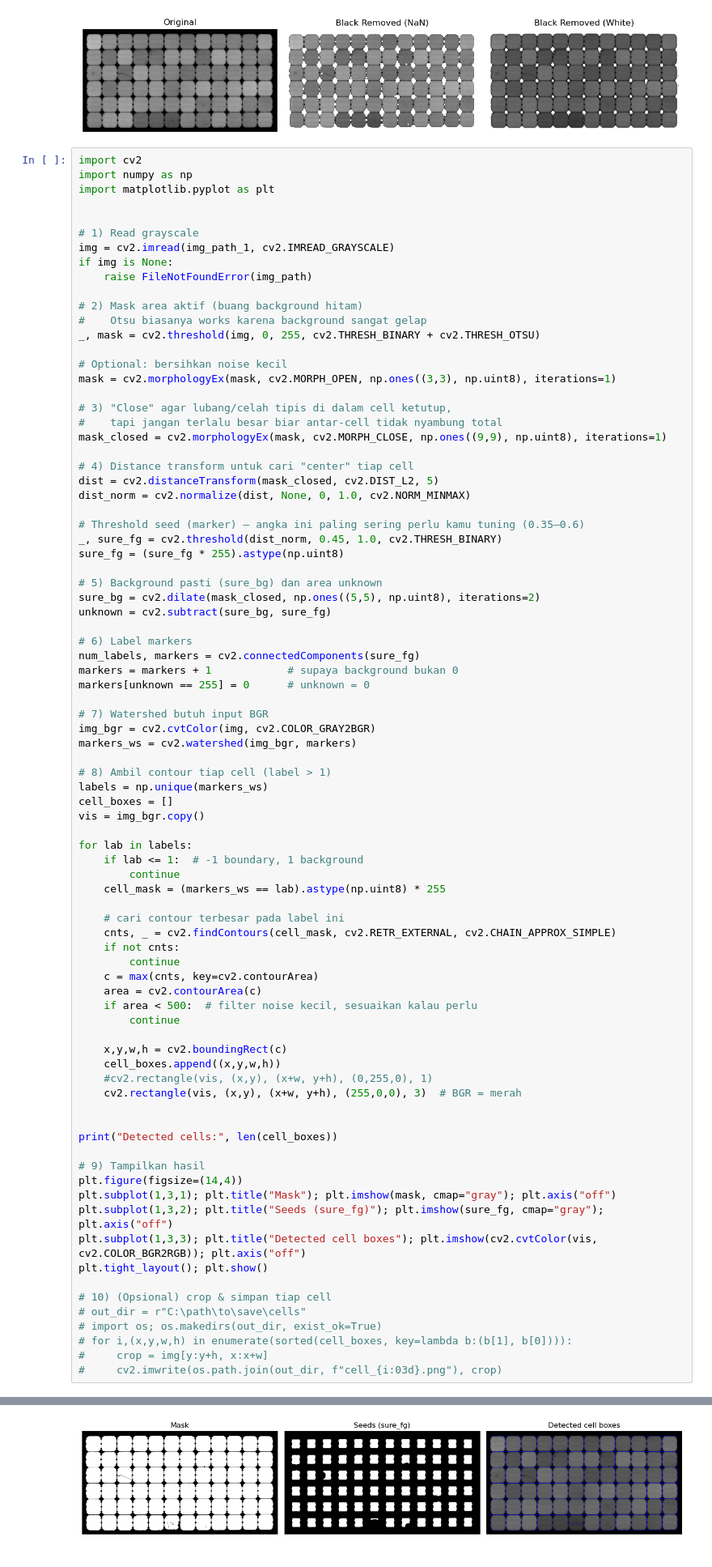
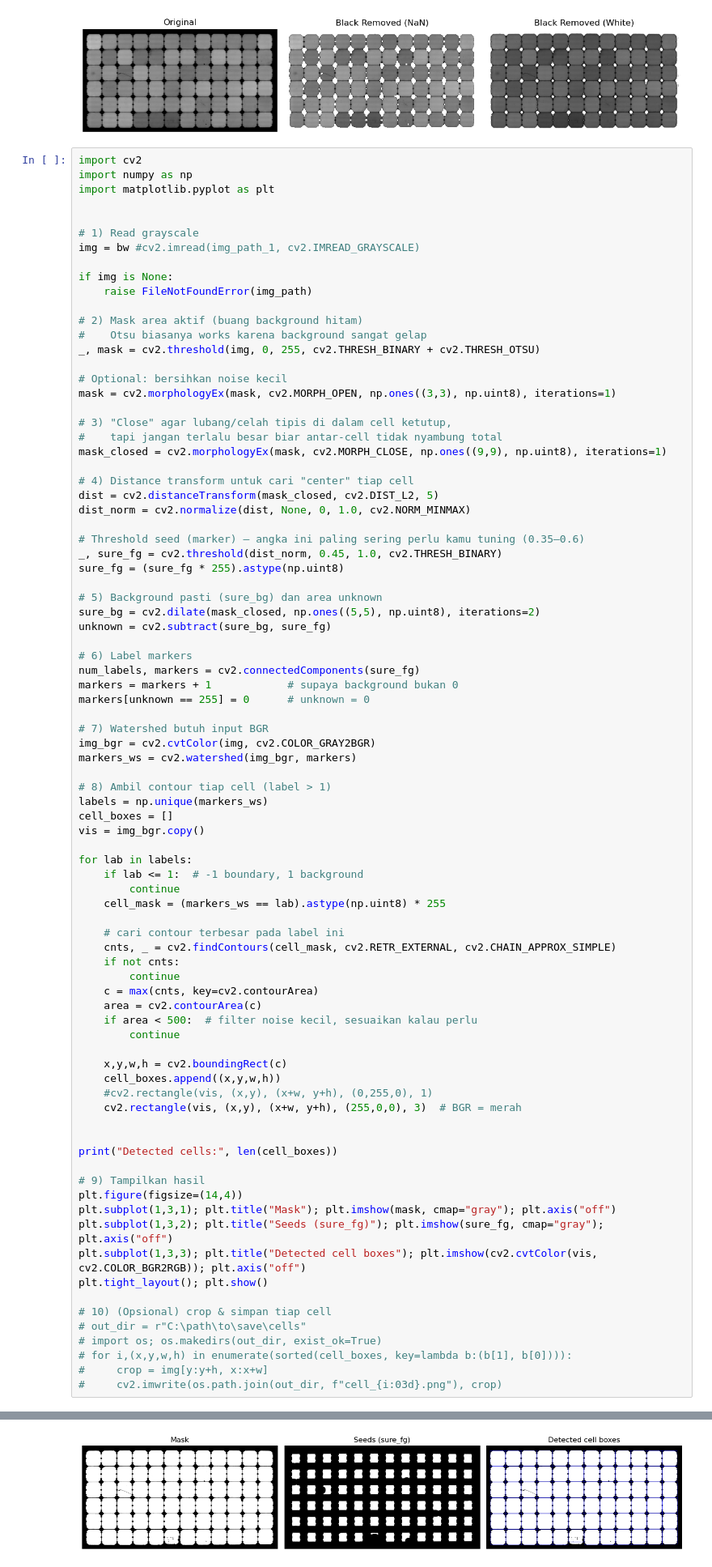
Before and after one commit to Kakozi/kodethesis, a Jupyter notebook: kodethesis.ipynb, the cells around one changed output, grey strips where cells are left out. Shown at 81% size. Cells and saved outputs as stored; diff of their text form.

```diff
--- a/kodethesis.ipynb
+++ b/kodethesis.ipynb
@@ -164,7 +164,8 @@ import matplotlib.pyplot as plt
 
 
 # 1) Read grayscale
-img = cv2.imread(img_path_1, cv2.IMREAD_GRAYSCALE)
+img = bw #cv2.imread(img_path_1, cv2.IMREAD_GRAYSCALE)
+
 if img is None:
     raise FileNotFoundError(img_path)
 
@@ -215,32 +216,32 @@ for lab in labels:
     if not cnts:
         continue
     c = max(cnts, key=cv2.contourArea)
     area = cv2.contourArea(c)
     if area < 500:  # filter noise kecil, sesuaikan kalau perlu
         continue
 
     x,y,w,h = cv2.boundingRect(c)
     cell_boxes.append((x,y,w,h))
     #cv2.rectangle(vis, (x,y), (x+w, y+h), (0,255,0), 1)
     cv2.rectangle(vis, (x,y), (x+w, y+h), (255,0,0), 3)  # BGR = merah
 
 
 print("Detected cells:", len(cell_boxes))
 
 # 9) Tampilkan hasil
 plt.figure(figsize=(14,4))
 plt.subplot(1,3,1); plt.title("Mask"); plt.imshow(mask, cmap="gray"); plt.axis("off")
 plt.subplot(1,3,2); plt.title("Seeds (sure_fg)"); plt.imshow(sure_fg, cmap="gray"); plt.axis("off")
 plt.subplot(1,3,3); plt.title("Detected cell boxes"); plt.imshow(cv2.cvtColor(vis, cv2.COLOR_BGR2RGB)); plt.axis("off")
 plt.tight_layout(); plt.show()
 
 # 10) (Opsional) crop & simpan tiap cell
 # out_dir = r"C:\path\to\save\cells"
 # import os; os.makedirs(out_dir, exist_ok=True)
 # for i,(x,y,w,h) in enumerate(sorted(cell_boxes, key=lambda b:(b[1], b[0]))):
 #     crop = img[y:y+h, x:x+w]
 #     cv2.imwrite(os.path.join(out_dir, f"cell_{i:03d}.png"), crop)
 # %% [output]
 Detected cells: 72
-[figure, old version]
+[figure, new version]
 # %%
```
Also changed, not shown: parts of 4 cells of this notebook.
